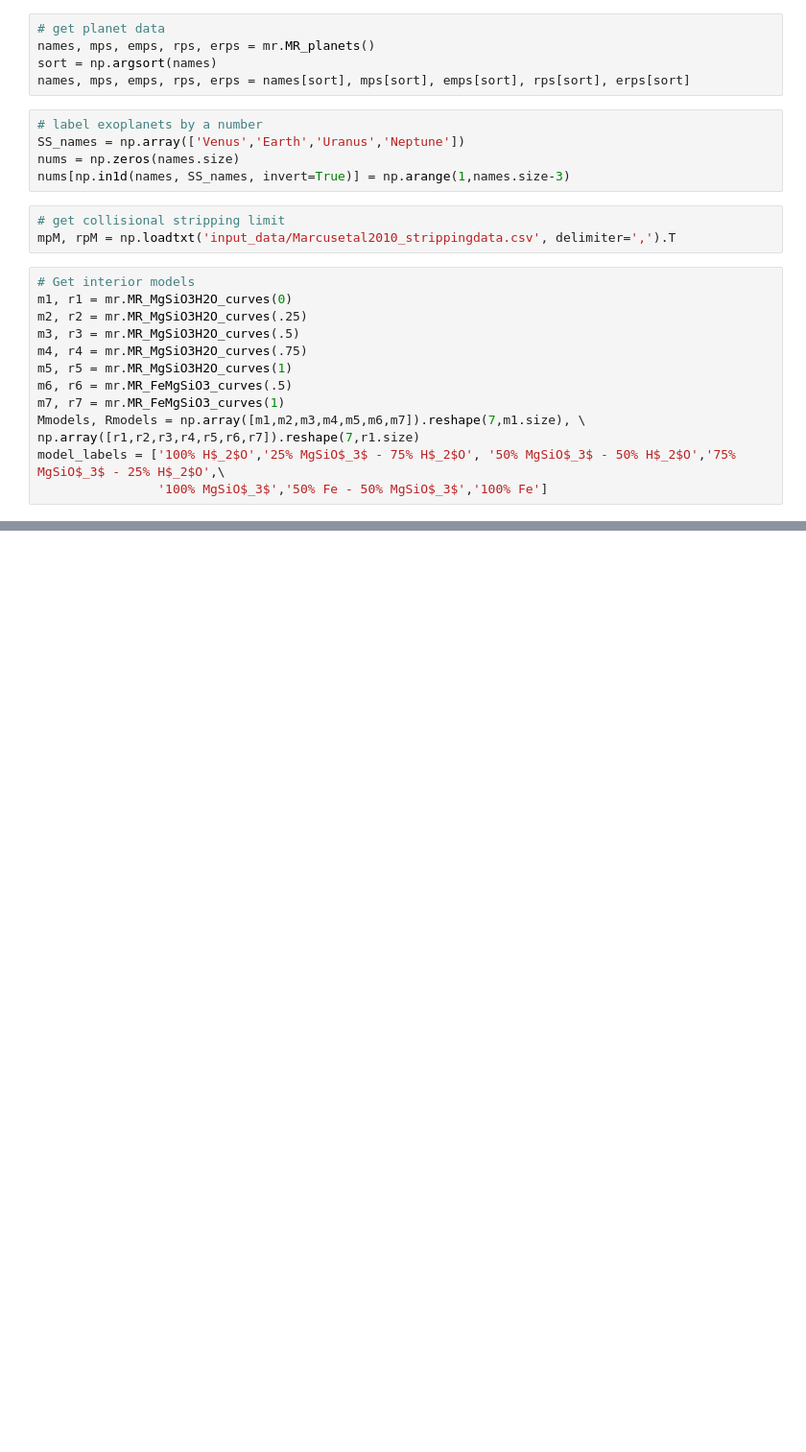
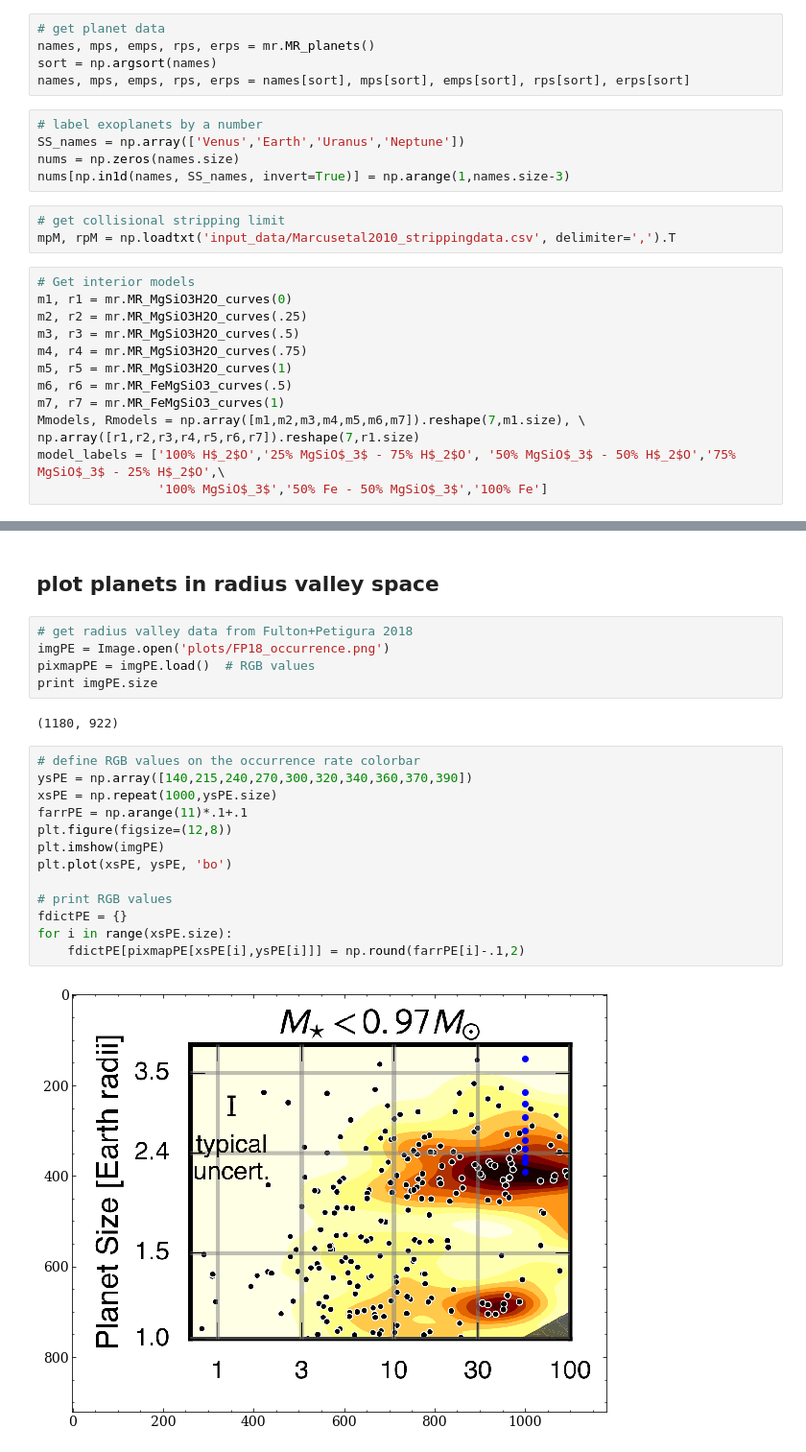
Before and after one commit to r-cloutier/toi175, a Jupyter notebook: MR_plot.ipynb, the cells around one changed output, grey strips where cells are left out. Shown at 96% size. Drawn from its saved outputs; the diff is of its cells as text; blank space fills up the shorter version.

```diff
--- a/MR_plot.ipynb
+++ b/MR_plot.ipynb
@@ -90,0 +103,24 @@ plt.savefig('/Users/ryancloutier/Research/TOI_175/plots/MRplot.png')
+# %% [markdown]
+## plot planets in radius valley space
+# %%
+# get radius valley data from Fulton+Petigura 2018
+imgPE = Image.open('plots/FP18_occurrence.png')
+pixmapPE = imgPE.load()  # RGB values
+print imgPE.size
+# %% [output]
+(1180, 922)
+# %%
+# define RGB values on the occurrence rate colorbar
+ysPE = np.array([140,215,240,270,300,320,340,360,370,390])
+xsPE = np.repeat(1000,ysPE.size)
+farrPE = np.arange(11)*.1+.1
+plt.figure(figsize=(12,8))
+plt.imshow(imgPE)
+plt.plot(xsPE, ysPE, 'bo')
+
+# print RGB values
+fdictPE = {}
+for i in range(xsPE.size):
+    fdictPE[pixmapPE[xsPE[i],ysPE[i]]] = np.round(farrPE[i]-.1,2)
+# %% [output]
+[figure, added]
```
Also changed, not shown: parts of 7 cells of this notebook, 47 other files.
